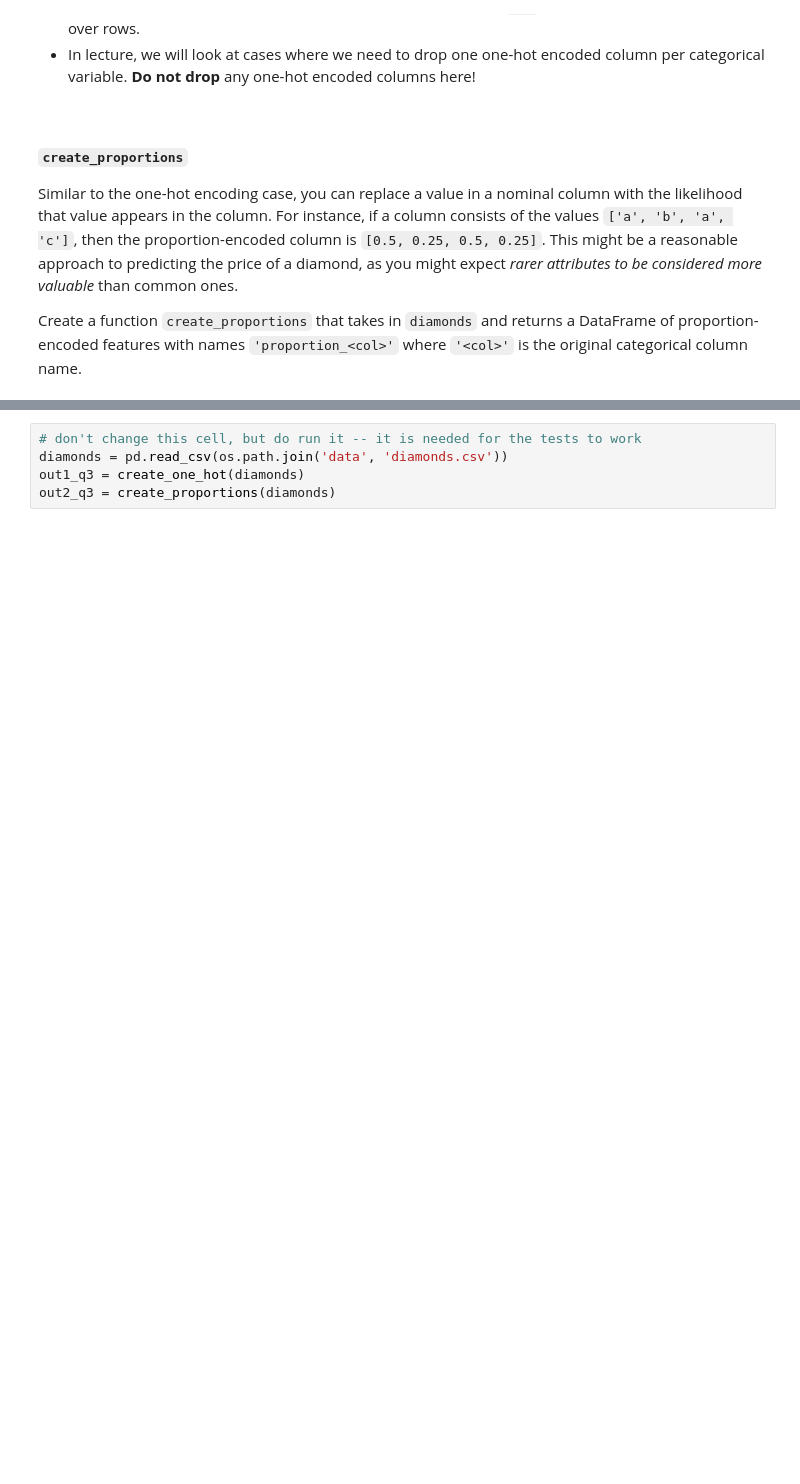
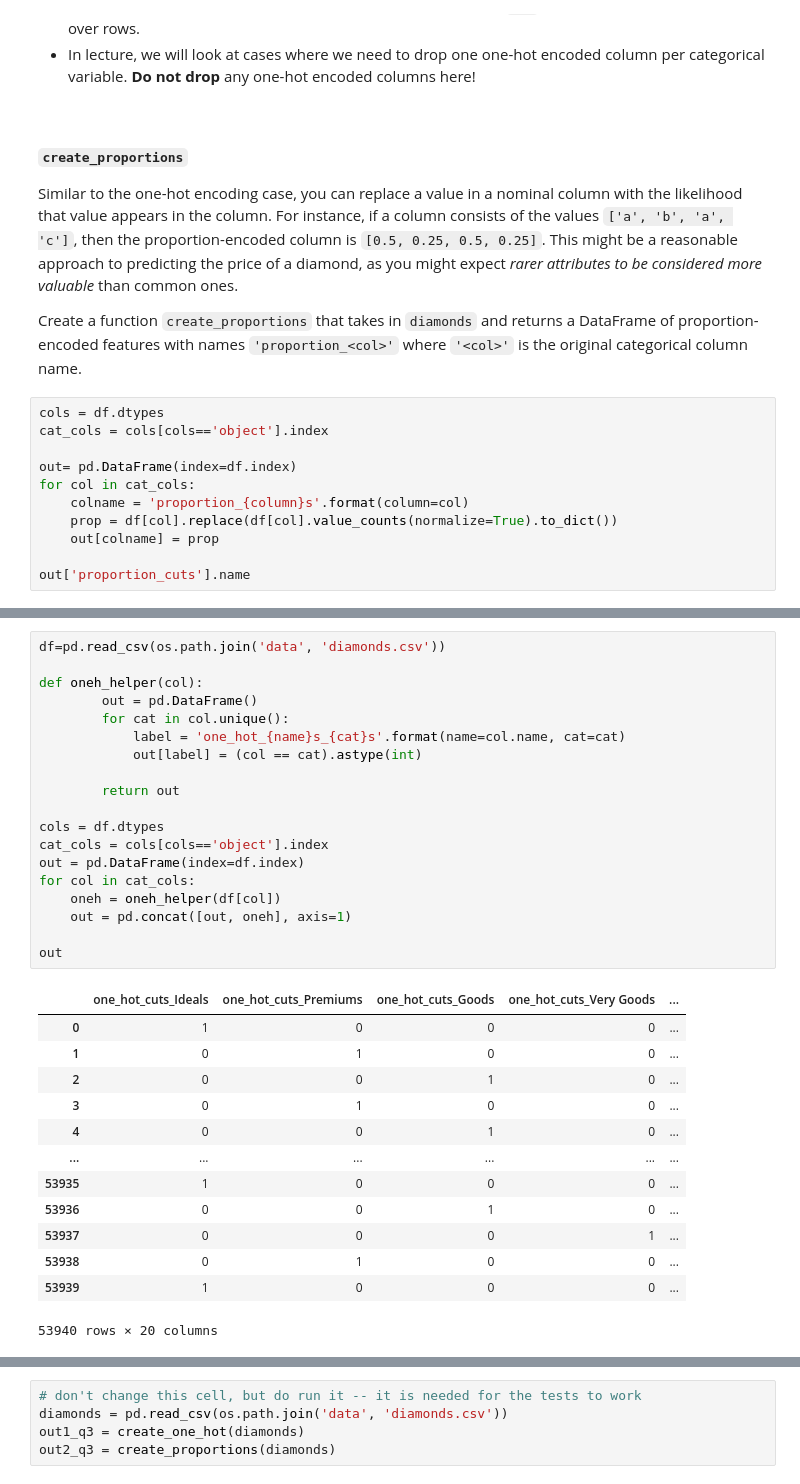
Before and after one commit to zaki1503/dsc80-2022-fa, a Jupyter notebook: labs/08-features/assignment/lab.ipynb, the cells around one changed output, grey strips where cells are left out. Drawn from its saved outputs; the diff is of its cells as text; blank space fills up the shorter version.

```diff
--- a/labs/08-features/assignment/lab.ipynb
+++ b/labs/08-features/assignment/lab.ipynb
@@ -237,3 +308,14 @@ Create a function `create_one_hot` that takes in `diamonds` and returns a DataFr
 Similar to the one-hot encoding case, you can replace a value in a nominal column with the likelihood that value appears in the column. For instance, if a column consists of the values `['a', 'b', 'a', 'c']`, then the proportion-encoded column is `[0.5, 0.25, 0.5, 0.25]`.  This might be a reasonable approach to predicting the price of a diamond, as you might expect *rarer attributes to be considered more valuable* than common ones.
 
 Create a function `create_proportions` that takes in `diamonds` and returns a DataFrame of proportion-encoded features with names `'proportion_<col>'` where `'<col>'` is the original categorical column name.
+# %%
+cols = df.dtypes
+cat_cols = cols[cols=='object'].index
+
+out= pd.DataFrame(index=df.index)
+for col in cat_cols:
+    colname = 'proportion_{column}s'.format(column=col)
+    prop = df[col].replace(df[col].value_counts(normalize=True).to_dict())
+    out[colname] = prop
+
+out['proportion_cuts'].name
@@ -239,0 +387,33 @@ Create a function `create_proportions` that takes in `diamonds` and returns a Da
+# %%
+df=pd.read_csv(os.path.join('data', 'diamonds.csv'))
+
+def oneh_helper(col):
+        out = pd.DataFrame()
+        for cat in col.unique():
+            label = 'one_hot_{name}s_{cat}s'.format(name=col.name, cat=cat)
+            out[label] = (col == cat).astype(int)
+
+        return out
+
+cols = df.dtypes
+cat_cols = cols[cols=='object'].index
+out = pd.DataFrame(index=df.index)
+for col in cat_cols:
+    oneh = oneh_helper(df[col])
+    out = pd.concat([out, oneh], axis=1)
+
+out
+# %% [output]
+|  | one_hot_cuts_Ideals | one_hot_cuts_Premiums | one_hot_cuts_Goods | one_hot_cuts_Very Goods | ... |
+| 0 | 1 | 0 | 0 | 0 | ... |
+| 1 | 0 | 1 | 0 | 0 | ... |
+| 2 | 0 | 0 | 1 | 0 | ... |
+| 3 | 0 | 1 | 0 | 0 | ... |
+| 4 | 0 | 0 | 1 | 0 | ... |
+| ... | ... | ... | ... | ... | ... |
+| 53935 | 1 | 0 | 0 | 0 | ... |
+| 53936 | 0 | 0 | 1 | 0 | ... |
+| 53937 | 0 | 0 | 0 | 1 | ... |
+| 53938 | 0 | 1 | 0 | 0 | ... |
+| 53939 | 1 | 0 | 0 | 0 | ... |
+53940 rows × 20 columns
```
Also changed, not shown: parts of 18 cells of this notebook.
